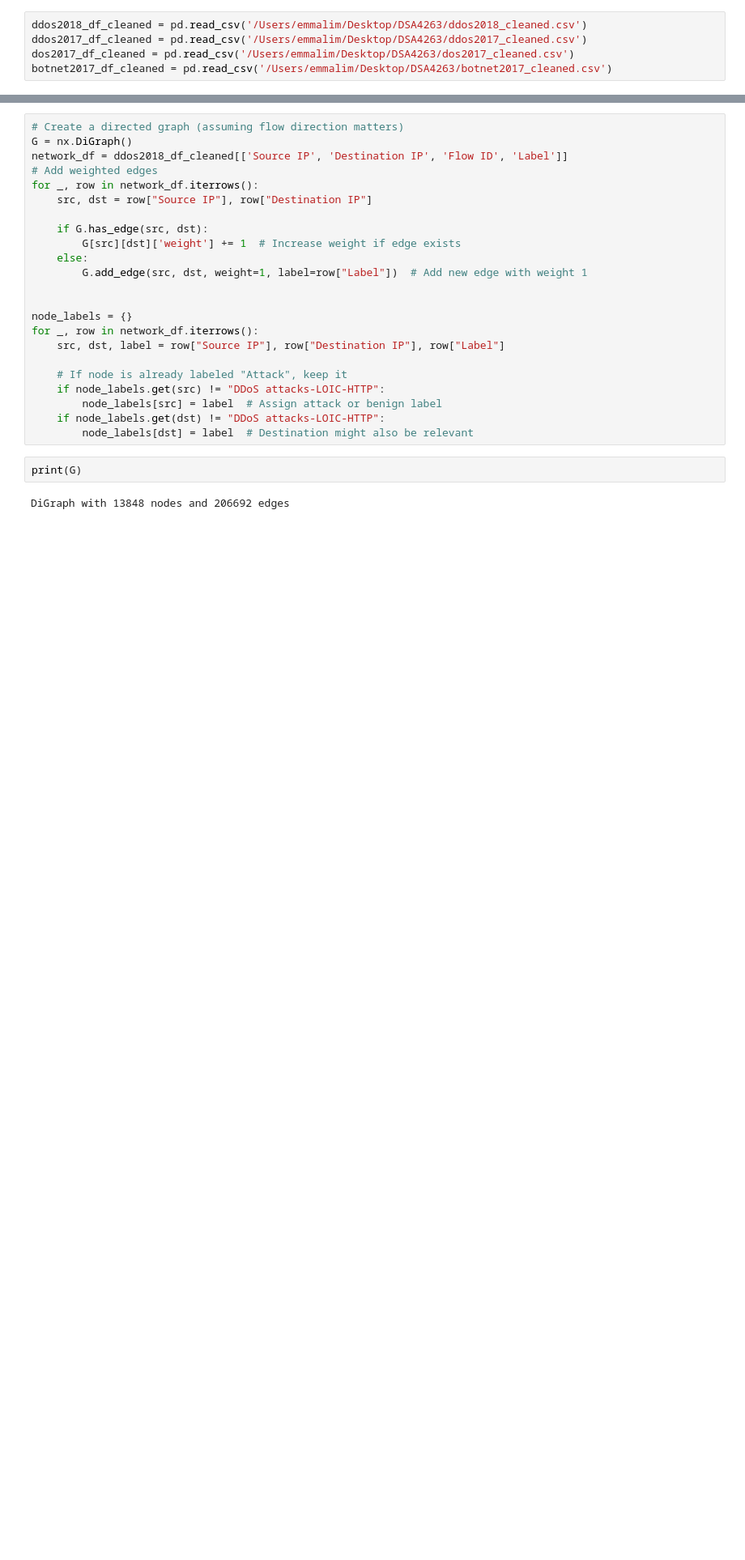
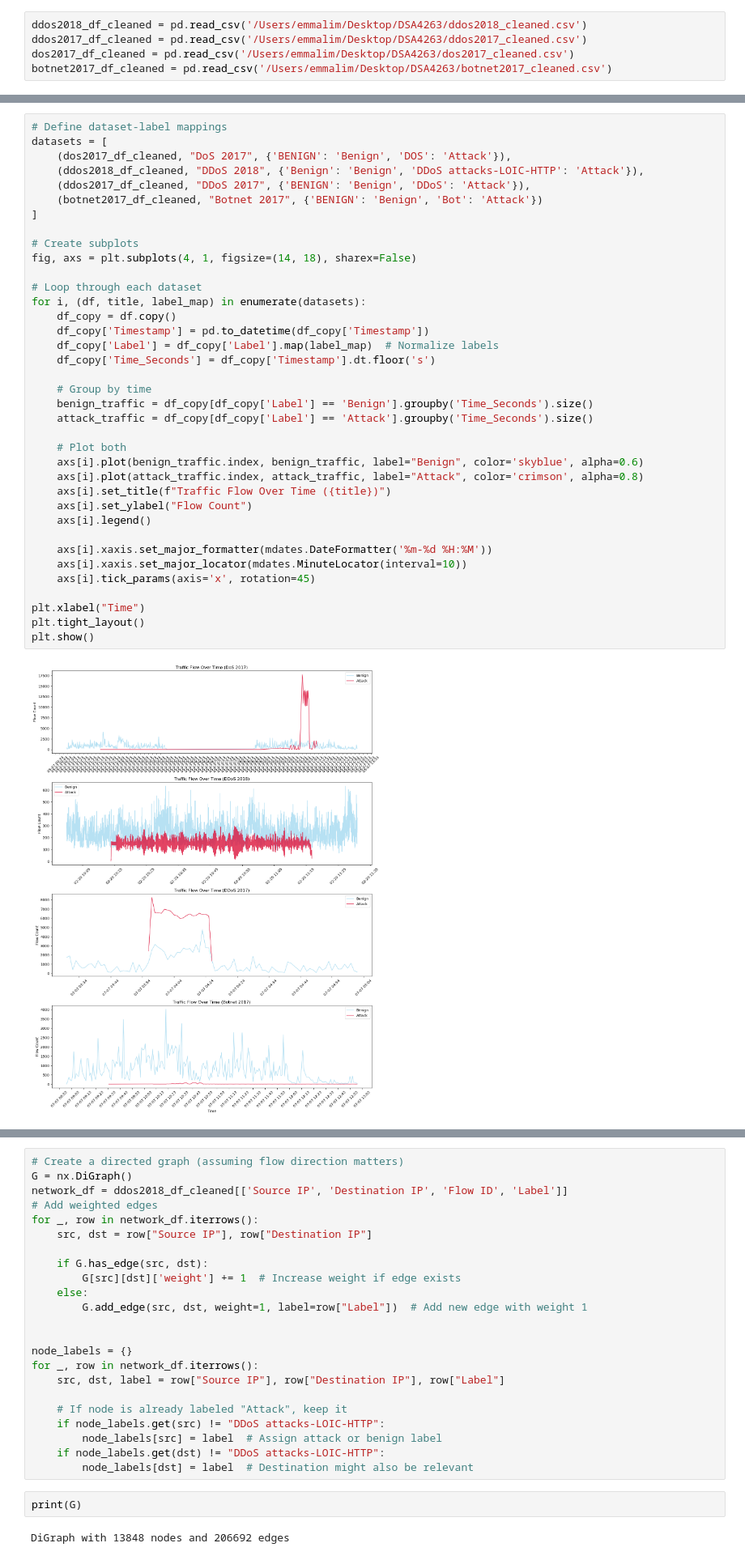
Before and after one commit to zhiyongyong-nus/dsa4263-fraudsters, a Jupyter notebook: cybersec_EDA.ipynb, the cells around one changed output, grey strips where cells are left out. Shown at 81% size. Saved outputs shown, nothing was run; the diff lists cells and outputs as text; blank space fills up the shorter version.

```diff
--- a/cybersec_EDA.ipynb
+++ b/cybersec_EDA.ipynb
@@ -266,3 +109,42 @@ plt.show()
+# %%
+# Define dataset-label mappings
+datasets = [
+    (dos2017_df_cleaned, "DoS 2017", {'BENIGN': 'Benign', 'DOS': 'Attack'}),
+    (ddos2018_df_cleaned, "DDoS 2018", {'Benign': 'Benign', 'DDoS attacks-LOIC-HTTP': 'Attack'}),
+    (ddos2017_df_cleaned, "DDoS 2017", {'BENIGN': 'Benign', 'DDoS': 'Attack'}),
+    (botnet2017_df_cleaned, "Botnet 2017", {'BENIGN': 'Benign', 'Bot': 'Attack'})
+]
+
+# Create subplots
+fig, axs = plt.subplots(4, 1, figsize=(14, 18), sharex=False)
+
+# Loop through each dataset
+for i, (df, title, label_map) in enumerate(datasets):
+    df_copy = df.copy()
+    df_copy['Timestamp'] = pd.to_datetime(df_copy['Timestamp'])
+    df_copy['Label'] = df_copy['Label'].map(label_map)  # Normalize labels
+    df_copy['Time_Seconds'] = df_copy['Timestamp'].dt.floor('s')
+
+    # Group by time
+    benign_traffic = df_copy[df_copy['Label'] == 'Benign'].groupby('Time_Seconds').size()
+    attack_traffic = df_copy[df_copy['Label'] == 'Attack'].groupby('Time_Seconds').size()
+
+    # Plot both
+    axs[i].plot(benign_traffic.index, benign_traffic, label="Benign", color='skyblue', alpha=0.6)
+    axs[i].plot(attack_traffic.index, attack_traffic, label="Attack", color='crimson', alpha=0.8)
+    axs[i].set_title(f"Traffic Flow Over Time ({title})")
+    axs[i].set_ylabel("Flow Count")
+    axs[i].legend()
+
+    axs[i].xaxis.set_major_formatter(mdates.DateFormatter('%m-%d %H:%M'))
+    axs[i].xaxis.set_major_locator(mdates.MinuteLocator(interval=10))
+    axs[i].tick_params(axis='x', rotation=45)
+
+plt.xlabel("Time")
+plt.tight_layout()
+plt.show()
+# %% [output]
+[figure, added]
 # %% [markdown]
 ## Analyse expected positive relationships
 * Flow duration: DoS/DDoS attacks often prolonged high-volume traffic or very short, intense bursts.
```
Also changed, not shown: parts of 42 cells of this notebook, 5 other files.
